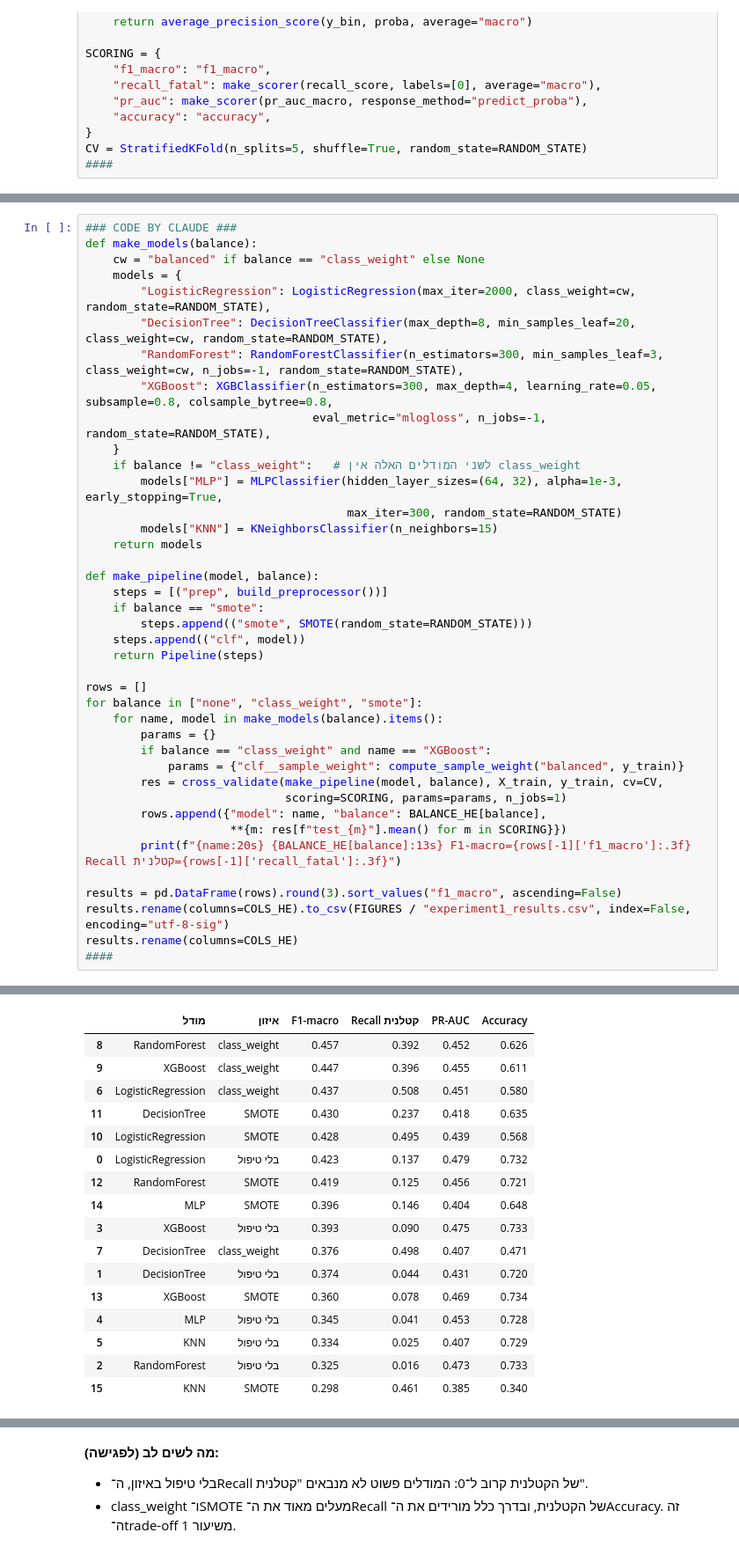
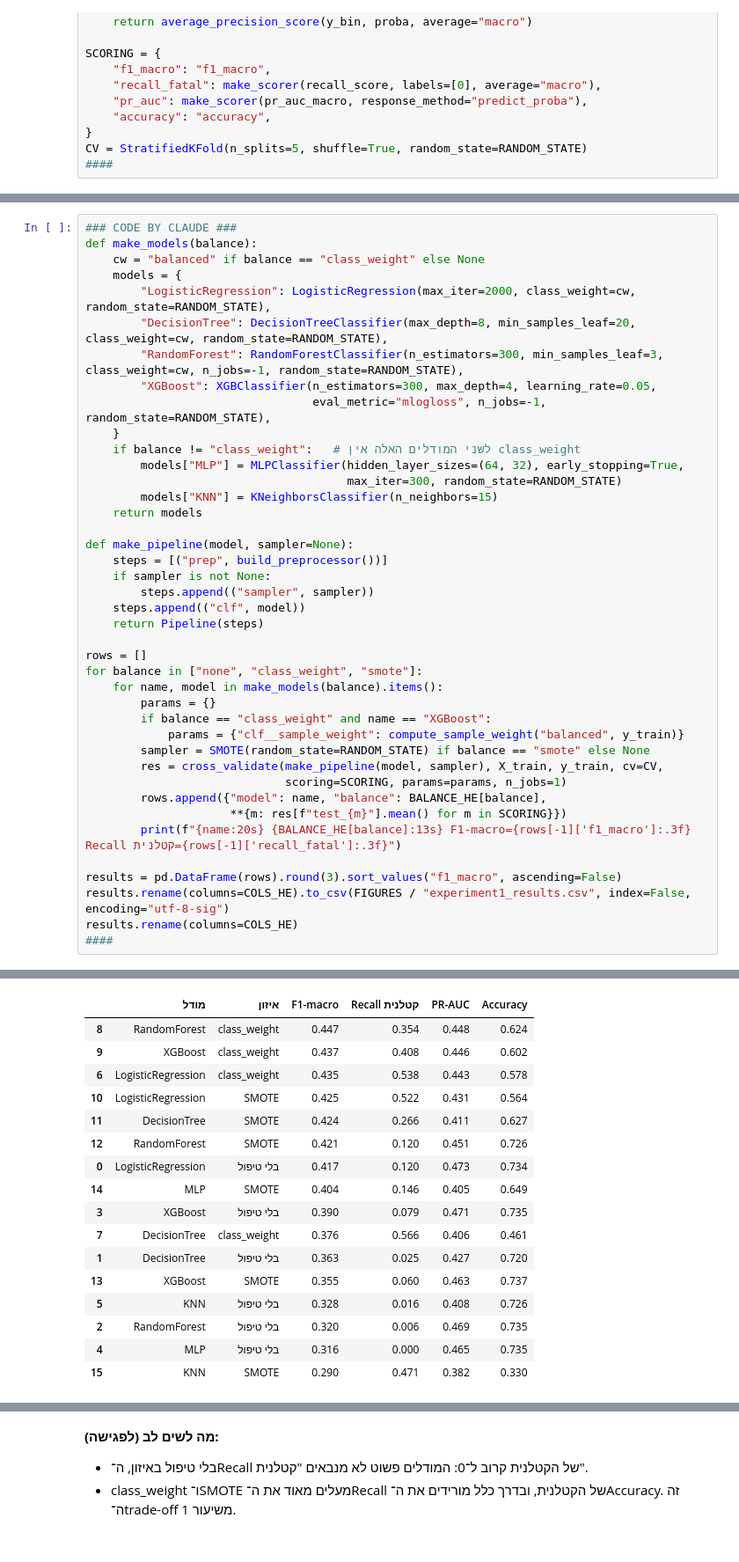
Before and after one commit to Maya171201/road-accidents-severity, a Jupyter notebook: notebooks/02_classification.ipynb, the cells around one changed output, grey strips where cells are left out. Shown at 88% size. Cells and saved outputs as stored; diff of their text form.

```diff
--- a/notebooks/02_classification.ipynb
+++ b/notebooks/02_classification.ipynb
@@ -138,19 +151,19 @@ def make_models(balance):
         "LogisticRegression": LogisticRegression(max_iter=2000, class_weight=cw, random_state=RANDOM_STATE),
         "DecisionTree": DecisionTreeClassifier(max_depth=8, min_samples_leaf=20, class_weight=cw, random_state=RANDOM_STATE),
         "RandomForest": RandomForestClassifier(n_estimators=300, min_samples_leaf=3, class_weight=cw, n_jobs=-1, random_state=RANDOM_STATE),
-        "XGBoost": XGBClassifier(n_estimators=300, max_depth=4, learning_rate=0.05, subsample=0.8, colsample_bytree=0.8,
+        "XGBoost": XGBClassifier(n_estimators=300, max_depth=4, learning_rate=0.05,
                                  eval_metric="mlogloss", n_jobs=-1, random_state=RANDOM_STATE),
     }
     if balance != "class_weight":   # לשני המודלים האלה אין class_weight
-        models["MLP"] = MLPClassifier(hidden_layer_sizes=(64, 32), alpha=1e-3, early_stopping=True,
+        models["MLP"] = MLPClassifier(hidden_layer_sizes=(64, 32), early_stopping=True,
                                       max_iter=300, random_state=RANDOM_STATE)
         models["KNN"] = KNeighborsClassifier(n_neighbors=15)
     return models
 
-def make_pipeline(model, balance):
+def make_pipeline(model, sampler=None):
     steps = [("prep", build_preprocessor())]
-    if balance == "smote":
-        steps.append(("smote", SMOTE(random_state=RANDOM_STATE)))
+    if sampler is not None:
+        steps.append(("sampler", sampler))
     steps.append(("clf", model))
     return Pipeline(steps)
 
@@ -160,7 +173,8 @@ for balance in ["none", "class_weight", "smote"]:
         params = {}
         if balance == "class_weight" and name == "XGBoost":
             params = {"clf__sample_weight": compute_sample_weight("balanced", y_train)}
-        res = cross_validate(make_pipeline(model, balance), X_train, y_train, cv=CV,
+        sampler = SMOTE(random_state=RANDOM_STATE) if balance == "smote" else None
+        res = cross_validate(make_pipeline(model, sampler), X_train, y_train, cv=CV,
                              scoring=SCORING, params=params, n_jobs=1)
         rows.append({"model": name, "balance": BALANCE_HE[balance],
                      **{m: res[f"test_{m}"].mean() for m in SCORING}})
@@ -190,20 +204,20 @@ KNN                  SMOTE         F1-macro=0.298  Recall קטלנית=0.461
 |  | מודל | איזון | F1-macro | Recall קטלנית | PR-AUC | Accuracy |
-| 8 | RandomForest | class_weight | 0.457 | 0.392 | 0.452 | 0.626 |
-| 9 | XGBoost | class_weight | 0.447 | 0.396 | 0.455 | 0.611 |
-| 6 | LogisticRegression | class_weight | 0.437 | 0.508 | 0.451 | 0.580 |
-| 11 | DecisionTree | SMOTE | 0.430 | 0.237 | 0.418 | 0.635 |
-| 10 | LogisticRegression | SMOTE | 0.428 | 0.495 | 0.439 | 0.568 |
-| 0 | LogisticRegression | בלי טיפול | 0.423 | 0.137 | 0.479 | 0.732 |
-| 12 | RandomForest | SMOTE | 0.419 | 0.125 | 0.456 | 0.721 |
-| 14 | MLP | SMOTE | 0.396 | 0.146 | 0.404 | 0.648 |
-| 3 | XGBoost | בלי טיפול | 0.393 | 0.090 | 0.475 | 0.733 |
-| 7 | DecisionTree | class_weight | 0.376 | 0.498 | 0.407 | 0.471 |
-| 1 | DecisionTree | בלי טיפול | 0.374 | 0.044 | 0.431 | 0.720 |
-| 13 | XGBoost | SMOTE | 0.360 | 0.078 | 0.469 | 0.734 |
-| 4 | MLP | בלי טיפול | 0.345 | 0.041 | 0.453 | 0.728 |
-| 5 | KNN | בלי טיפול | 0.334 | 0.025 | 0.407 | 0.729 |
-| 2 | RandomForest | בלי טיפול | 0.325 | 0.016 | 0.473 | 0.733 |
-| 15 | KNN | SMOTE | 0.298 | 0.461 | 0.385 | 0.340 |
+| 8 | RandomForest | class_weight | 0.447 | 0.354 | 0.448 | 0.624 |
+| 9 | XGBoost | class_weight | 0.437 | 0.408 | 0.446 | 0.602 |
+| 6 | LogisticRegression | class_weight | 0.435 | 0.538 | 0.443 | 0.578 |
+| 10 | LogisticRegression | SMOTE | 0.425 | 0.522 | 0.431 | 0.564 |
+| 11 | DecisionTree | SMOTE | 0.424 | 0.266 | 0.411 | 0.627 |
+| 12 | RandomForest | SMOTE | 0.421 | 0.120 | 0.451 | 0.726 |
+| 0 | LogisticRegression | בלי טיפול | 0.417 | 0.120 | 0.473 | 0.734 |
+| 14 | MLP | SMOTE | 0.404 | 0.146 | 0.405 | 0.649 |
+| 3 | XGBoost | בלי טיפול | 0.390 | 0.079 | 0.471 | 0.735 |
+| 7 | DecisionTree | class_weight | 0.376 | 0.566 | 0.406 | 0.461 |
+| 1 | DecisionTree | בלי טיפול | 0.363 | 0.025 | 0.427 | 0.720 |
+| 13 | XGBoost | SMOTE | 0.355 | 0.060 | 0.463 | 0.737 |
+| 5 | KNN | בלי טיפול | 0.328 | 0.016 | 0.408 | 0.726 |
+| 2 | RandomForest | בלי טיפול | 0.320 | 0.006 | 0.469 | 0.735 |
+| 4 | MLP | בלי טיפול | 0.316 | 0.000 | 0.465 | 0.735 |
+| 15 | KNN | SMOTE | 0.290 | 0.471 | 0.382 | 0.330 |
 # %%
 ### CODE BY CLAUDE ###
 pivot = results.pivot(index="model", columns="balance", values="f1_macro")
```
Also changed, not shown: parts of 31 cells of this notebook, 13 other files.
